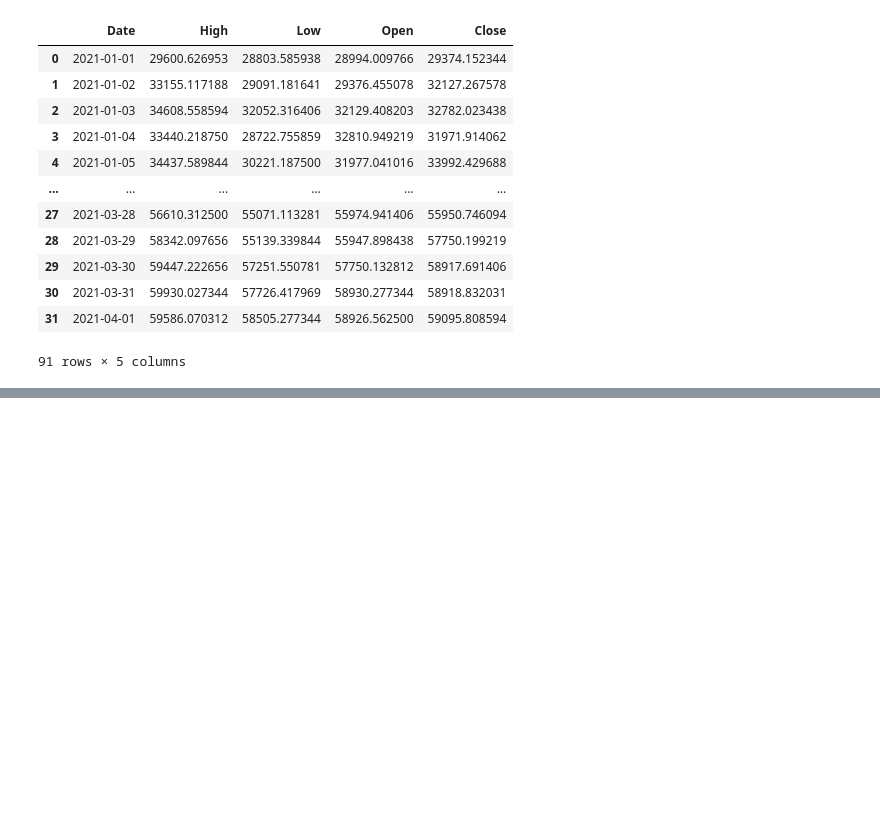
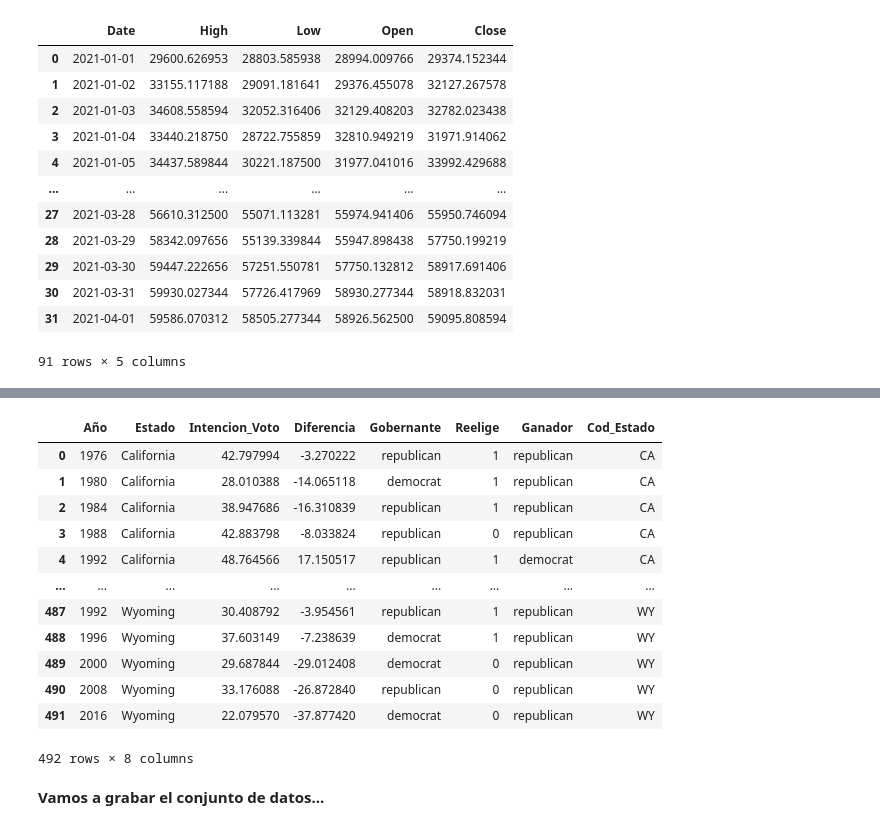
Before and after one commit to cristiandarioortegayubro/base, a Jupyter notebook: colab/pd_03.ipynb, the cells around one changed output, grey strips where cells are left out. Saved outputs shown, nothing was run; the diff lists cells and outputs as text; code cells hidden in the pictures; blank space fills up the shorter version.

```diff
--- a/colab/pd_03.ipynb
+++ b/colab/pd_03.ipynb
@@ -216,0 +334,18 @@ bitcoin.drop_duplicates()
+# %%
+dfresults
+# %% [output]
+|  | Año | Estado | Intencion_Voto | Diferencia | Gobernante | Reelige | Ganador | Cod_Estado |
+| 0 | 1976 | California | 42.797994 | -3.270222 | republican | 1 | republican | CA |
+| 1 | 1980 | California | 28.010388 | -14.065118 | democrat | 1 | republican | CA |
+| 2 | 1984 | California | 38.947686 | -16.310839 | republican | 1 | republican | CA |
+| 3 | 1988 | California | 42.883798 | -8.033824 | republican | 0 | republican | CA |
+| 4 | 1992 | California | 48.764566 | 17.150517 | republican | 1 | democrat | CA |
+| ... | ... | ... | ... | ... | ... | ... | ... | ... |
+| 487 | 1992 | Wyoming | 30.408792 | -3.954561 | republican | 1 | republican | WY |
+| 488 | 1996 | Wyoming | 37.603149 | -7.238639 | democrat | 1 | republican | WY |
+| 489 | 2000 | Wyoming | 29.687844 | -29.012408 | democrat | 0 | republican | WY |
+| 490 | 2008 | Wyoming | 33.176088 | -26.872840 | republican | 0 | republican | WY |
+| 491 | 2016 | Wyoming | 22.079570 | -37.877420 | democrat | 0 | republican | WY |
+492 rows × 8 columns
+# %% [markdown]
+**Vamos a grabar el conjunto de datos...**
```
Also changed, not shown: parts of 25 cells of this notebook.
